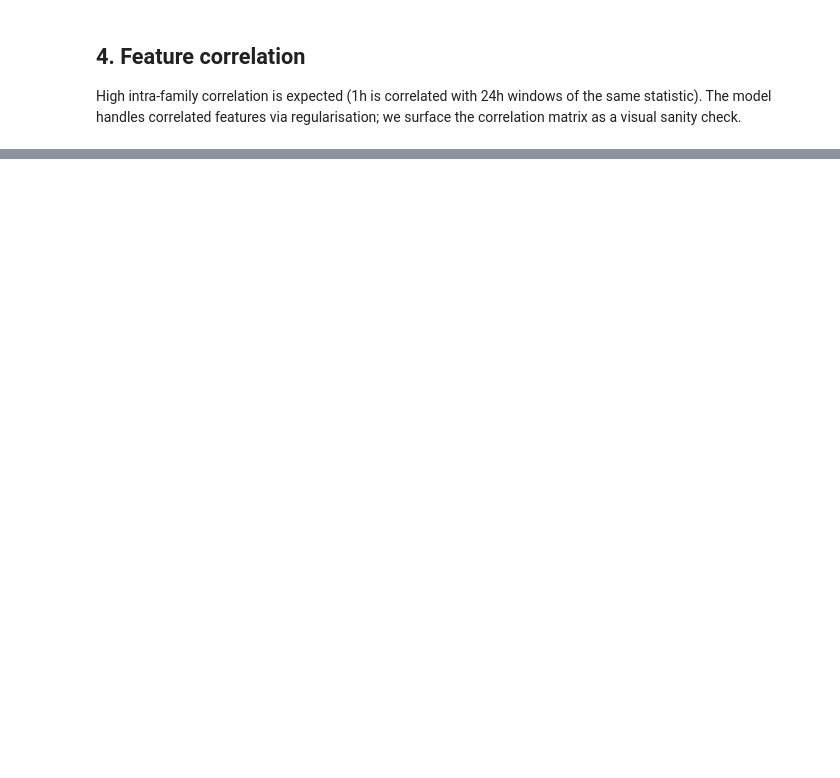
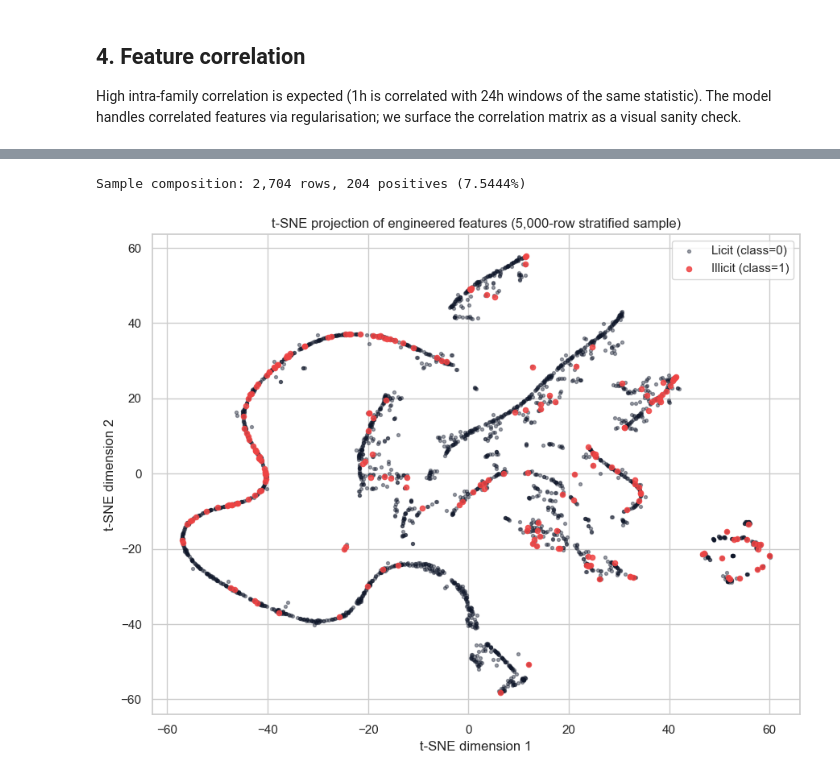
Before and after one commit to FelipeToroG/aml-transaction-monitoring, a Jupyter notebook: notebooks/02_feature_engineering.ipynb, the cells around one changed output, grey strips where cells are left out. Saved outputs shown, nothing was run; the diff lists cells and outputs as text; code cells hidden in the pictures; blank space fills up the shorter version.

```diff
--- a/notebooks/02_feature_engineering.ipynb
+++ b/notebooks/02_feature_engineering.ipynb
@@ -77,0 +211,73 @@ if len(subset) >= 2:
+# %%
+# ---------------------------------------------------------------------
+# 2D t-SNE projection of the engineered feature space, colored by
+# laundering label. The goal is a qualitative answer to "do the
+# engineered features carry class-separating signal" — a question
+# whose answer downstream classifiers depend on.
+#
+# Implementation notes:
+#   - Stratified sample of 5,000 rows preserves the ~1:1000 positive
+#     rate. Without stratification an unweighted sample would contain
+#     ~5 positive points, which is too sparse to see in a scatter plot.
+#   - perplexity=30 is the canonical default; lower values produce
+#     tighter local structure but noisier global layout.
+#   - We impute NaN with 0 before t-SNE (rolling-window features have
+#     NaN on first transaction per entity). t-SNE has no native NaN
+#     handling and would raise; the 0 imputation mirrors what the
+#     production pipeline does at scoring time.
+#
+# A clear separation between red (illicit) and dark (licit) regions
+# would validate the feature engineering; substantial overlap would
+# motivate richer feature design or sequence modeling.
+# ---------------------------------------------------------------------
+from sklearn.manifold import TSNE
+
+# Stratified sample so the visualization includes both classes despite
+# the severe imbalance. groupby + apply with replace=False produces a
+# minority-class-preserving sample.
+sample = (
+    bundle.frame.groupby(LABEL_COLUMN, group_keys=False)
+    .apply(lambda g: g.sample(min(len(g), 2500), random_state=42))
+    .reset_index(drop=True)
+)
+print(f'Sample composition: {len(sample):,} rows, '
+      f'{sample[LABEL_COLUMN].sum():,} positives '
+      f'({sample[LABEL_COLUMN].mean():.4%})')
+
+# Restrict to the numerical feature columns the production pipeline
+# uses. Categorical columns require encoding before t-SNE; we omit them
+# here because they would dominate the embedding without adding
+# interpretable separation.
+# Convert the tuple of column names to a list before indexing — pandas
+# treats df[tuple] as a single MultiIndex key rather than a list of
+# column selections, so the explicit list() call is required.
+X = sample[list(bundle.numerical_columns)].fillna(0.0).values
+labels = sample[LABEL_COLUMN].values
+
+# Run t-SNE. random_state pinned for reproducibility; init='pca' makes
+# the embedding deterministic up to sign and tends to converge faster
+# than the random initialization default.
+tsne = TSNE(n_components=2, perplexity=30, random_state=42, init='pca')
+embedding = tsne.fit_transform(X)
+
+# Plot with class-conditional coloring. Plotting the licit (majority)
+# class first, then the illicit (minority) class on top, ensures the
+# minority points are not occluded by the majority.
+fig, ax = plt.subplots(figsize=(9, 7))
+ax.scatter(
+    embedding[labels == 0, 0], embedding[labels == 0, 1],
+    s=8, alpha=0.4, color='#0f172a', label='Licit (class=0)',
+)
+ax.scatter(
+    embedding[labels == 1, 0], embedding[labels == 1, 1],
+    s=20, alpha=0.85, color='#ef4444', label='Illicit (class=1)',
+)
+ax.set_title('t-SNE projection of engineered features (5,000-row stratified sample)')
+ax.set_xlabel('t-SNE dimension 1')
+ax.set_ylabel('t-SNE dimension 2')
+ax.legend(loc='best')
+plt.tight_layout()
+plt.show()
+# %% [output]
+Sample composition: 2,704 rows, 204 positives (7.5444%)
+[figure, added]
```
Also changed, not shown: parts of 11 cells of this notebook, 10 other files.
